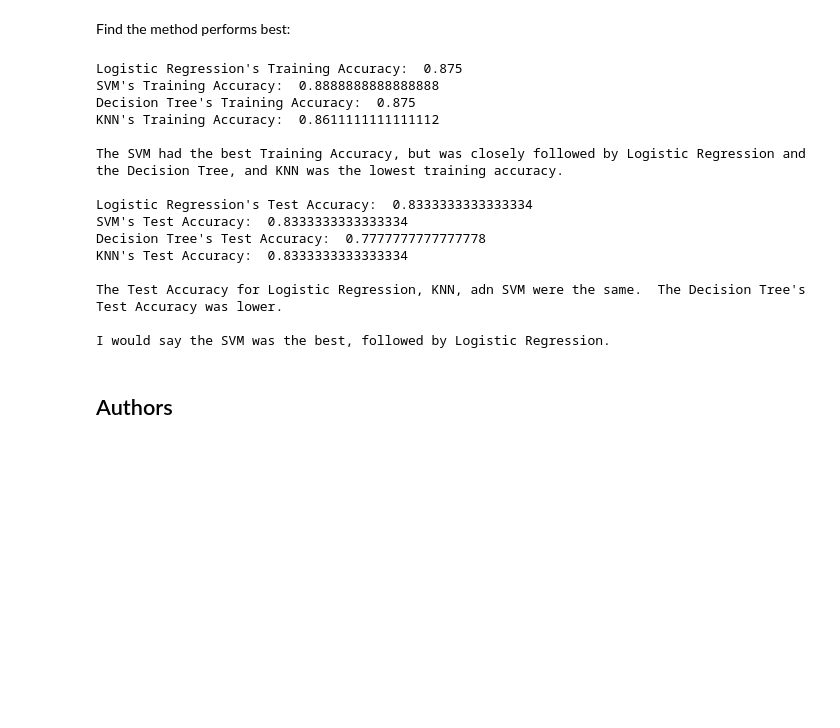
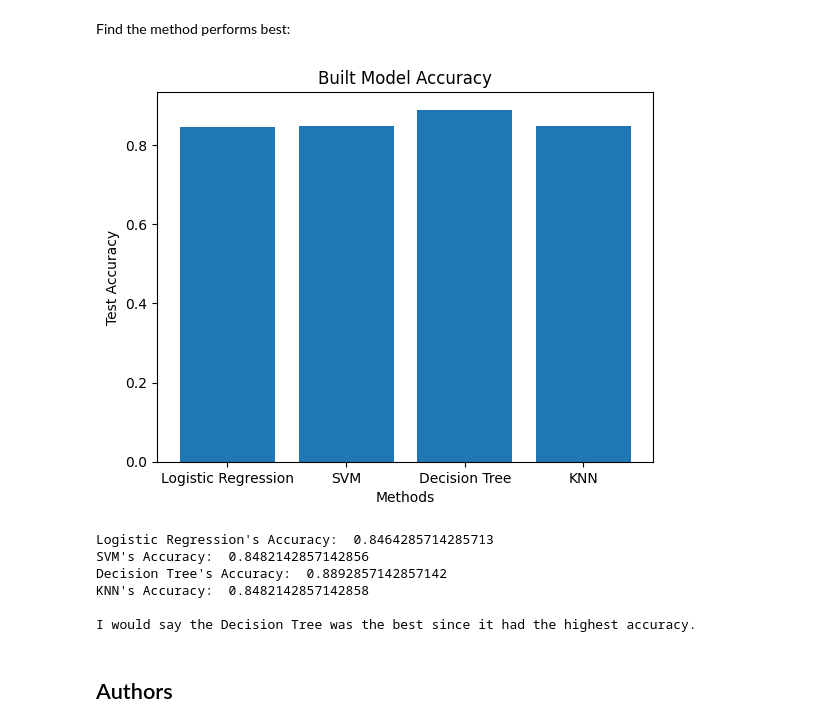
Before and after one commit to mysticwolf57/Space-Y-Capstone-Project, a Jupyter notebook: Capstone Project Module 4 Lab 1 Machine Learning Prediction.ipynb, the cells around one changed output. Cells and saved outputs as stored; diff of their text form; code cells hidden in the pictures; blank space fills up the shorter version.

```diff
--- a/Capstone Project Module 4 Lab 1 Machine Learning Prediction.ipynb
+++ b/Capstone Project Module 4 Lab 1 Machine Learning Prediction.ipynb
@@ -359,38 +359,31 @@ plot_confusion_matrix(Y_test,yhat)
 ## TASK  12
 # %% [markdown]
 Find the method performs best:
-# %%
-print("Logistic Regression's Training Accuracy: ", logreg_cv.score(X_train, Y_train))
-print("SVM's Training Accuracy: ", svm_cv.score(X_train, Y_train))
-print("Decision Tree's Training Accuracy: ", tree_cv.score(X_train, Y_train))
-print("KNN's Training Accuracy: ", knn_cv.score(X_train, Y_train))
-print("")
-print("The SVM had the best Training Accuracy, but was closely followed by Logistic Regression and the Decision Tree, and KNN was the lowest training accuracy.")
-print("")
-print("Logistic Regression's Test Accuracy: ", logreg_cv.score(X_test, Y_test))
-print("SVM's Test Accuracy: ", svm_cv.score(X_test, Y_test))
-print("Decision Tree's Test Accuracy: ", tree_cv.score(X_test, Y_test))
-print("KNN's Test Accuracy: ", knn_cv.score(X_test, Y_test))
-print("")
-print("The Test Accuracy for Logistic Regression, KNN, adn SVM were the same.  The Decision Tree's Test Accuracy was lower. ")
-print("")
-print("I would say the SVM was the best, followed by Logistic Regression.")
-# %% [output]
-Logistic Regression's Training Accuracy:  0.875
-SVM's Training Accuracy:  0.8888888888888888
-Decision Tree's Training Accuracy:  0.875
-KNN's Training Accuracy:  0.8611111111111112
-
-The SVM had the best Training Accuracy, but was closely followed by Logistic Regression and the Decision Tree, and KNN was the lowest training accuracy.
-
-Logistic Regression's Test Accuracy:  0.8333333333333334
-SVM's Test Accuracy:  0.8333333333333334
-Decision Tree's Test Accuracy:  0.7777777777777778
-KNN's Test Accuracy:  0.8333333333333334
-
-The Test Accuracy for Logistic Regression, KNN, adn SVM were the same.  The Decision Tree's Test Accuracy was lower.
-
-I would say the SVM was the best, followed by Logistic Regression.
+# %%
+categories = ['Logistic Regression', 'SVM', 'Decision Tree', 'KNN']
+#values = [logreg_cv.score(X_test, Y_test), svm_cv.score(X_test, Y_test), tree_cv.score(X_test, Y_test), knn_cv.score(X_test, Y_test)]
+values = [logreg_cv.best_score_, svm_cv.best_score_, tree_cv.best_score_, knn_cv.best_score_]
+plt.bar(categories, values)
+plt.xlabel('Methods')
+plt.ylabel('Test Accuracy')
+plt.title('Built Model Accuracy')
+plt.show()
+# %% [output]
+[figure, added]
+# %%
+print("Logistic Regression's Accuracy: ", logreg_cv.best_score_)
+print("SVM's Accuracy: ", svm_cv.best_score_)
+print("Decision Tree's Accuracy: ", tree_cv.best_score_)
+print("KNN's Accuracy: ", knn_cv.best_score_)
+print("")
+print("I would say the Decision Tree was the best since it had the highest accuracy.")
+# %% [output]
+Logistic Regression's Accuracy:  0.8464285714285713
+SVM's Accuracy:  0.8482142857142856
+Decision Tree's Accuracy:  0.8892857142857142
+KNN's Accuracy:  0.8482142857142858
+
+I would say the Decision Tree was the best since it had the highest accuracy.
 # %% [markdown]
 ## Authors
 # %% [markdown]
```
Also changed, not shown: parts of 4 cells of this notebook.
